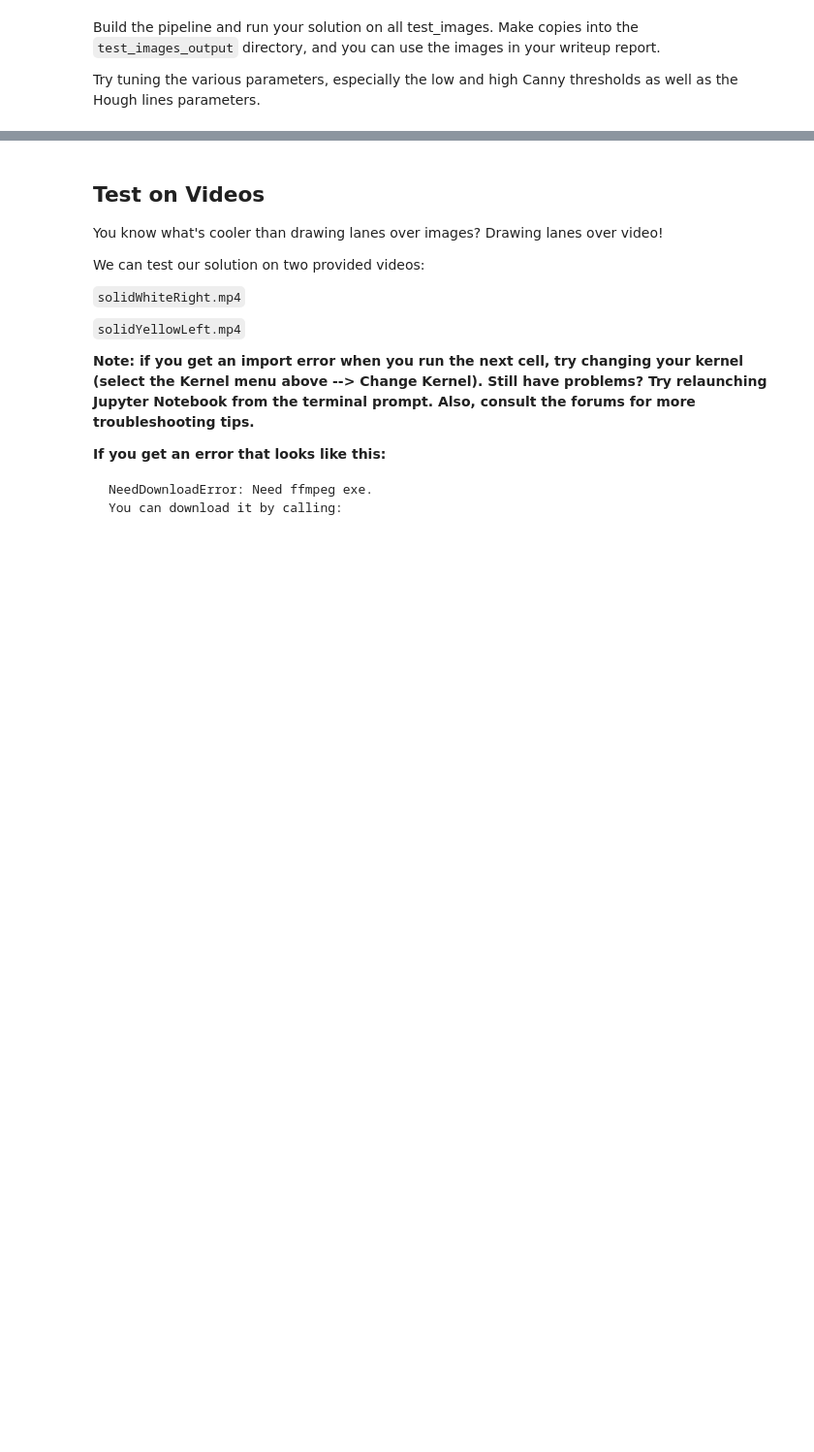
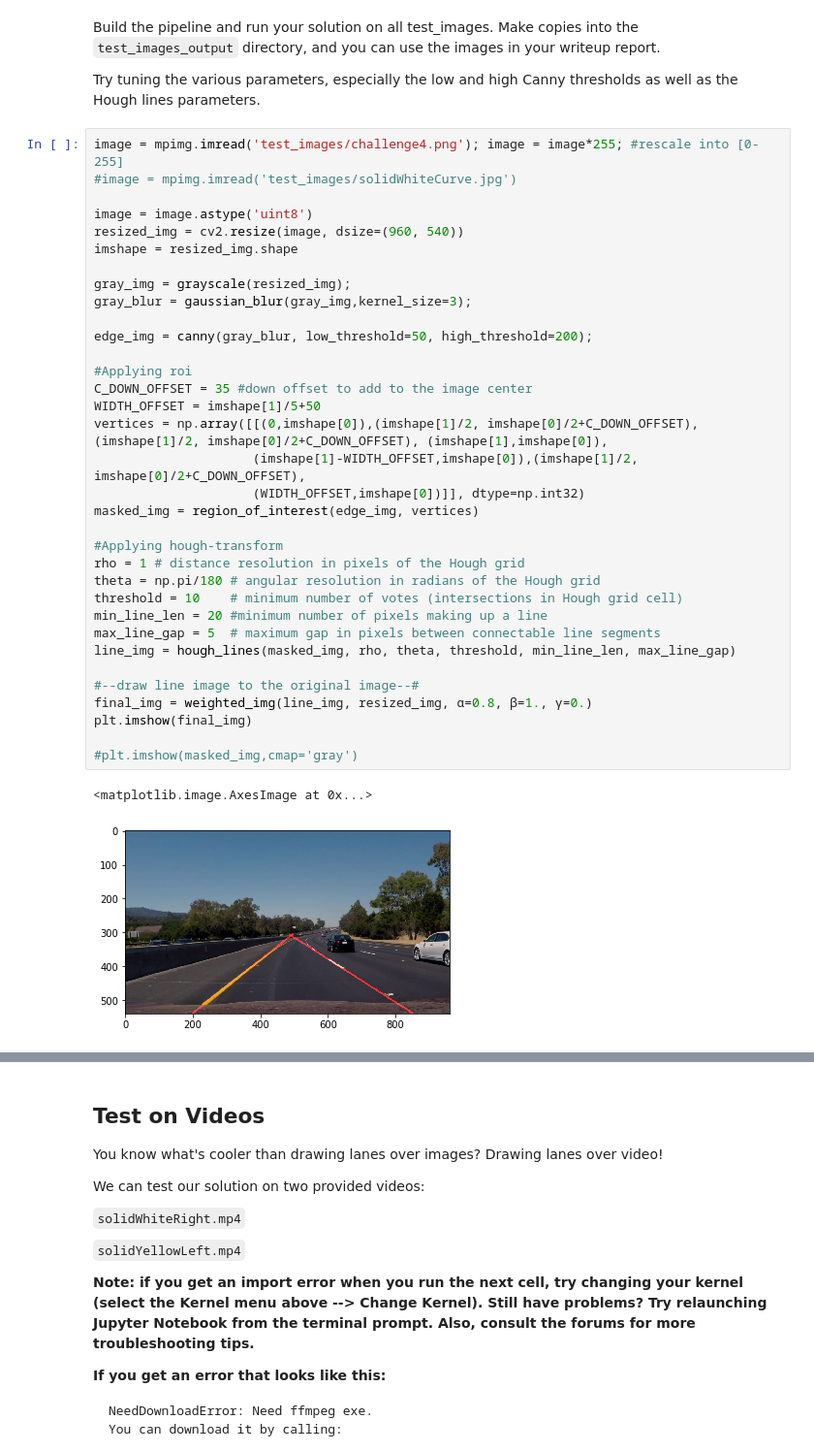
Before and after one commit to garikana/Autonomous_Vehicle_Lane_Marking, a Jupyter notebook: P1.ipynb, the cells around one changed output, grey strips where cells are left out. Shown at 97% size. Saved outputs shown, nothing was run; the diff lists cells and outputs as text; blank space fills up the shorter version.

```diff
--- a/P1.ipynb
+++ b/P1.ipynb
@@ -224,3 +259,40 @@ os.listdir("test_images/")
 Build the pipeline and run your solution on all test_images. Make copies into the `test_images_output` directory, and you can use the images in your writeup report.
 
 Try tuning the various parameters, especially the low and high Canny thresholds as well as the Hough lines parameters.
+# %%
+image = mpimg.imread('test_images/challenge4.png'); image = image*255; #rescale into [0-255]
+#image = mpimg.imread('test_images/solidWhiteCurve.jpg')
+
+image = image.astype('uint8')
+resized_img = cv2.resize(image, dsize=(960, 540))
+imshape = resized_img.shape
+
+gray_img = grayscale(resized_img);
+gray_blur = gaussian_blur(gray_img,kernel_size=3);
+
+edge_img = canny(gray_blur, low_threshold=50, high_threshold=200);
+
+#Applying roi
+C_DOWN_OFFSET = 35 #down offset to add to the image center
+WIDTH_OFFSET = imshape[1]/5+50
+vertices = np.array([[(0,imshape[0]),(imshape[1]/2, imshape[0]/2+C_DOWN_OFFSET), (imshape[1]/2, imshape[0]/2+C_DOWN_OFFSET), (imshape[1],imshape[0]),
+                     (imshape[1]-WIDTH_OFFSET,imshape[0]),(imshape[1]/2, imshape[0]/2+C_DOWN_OFFSET),
+                     (WIDTH_OFFSET,imshape[0])]], dtype=np.int32)
+masked_img = region_of_interest(edge_img, vertices)
+
+#Applying hough-transform
+rho = 1 # distance resolution in pixels of the Hough grid
+theta = np.pi/180 # angular resolution in radians of the Hough grid
+threshold = 10    # minimum number of votes (intersections in Hough grid cell)
+min_line_len = 20 #minimum number of pixels making up a line
+max_line_gap = 5  # maximum gap in pixels between connectable line segments
+line_img = hough_lines(masked_img, rho, theta, threshold, min_line_len, max_line_gap)
+
+#--draw line image to the original image--#
+final_img = weighted_img(line_img, resized_img, α=0.8, β=1., γ=0.)
+plt.imshow(final_img)
+
+#plt.imshow(masked_img,cmap='gray')
+# %% [output]
+<matplotlib.image.AxesImage at 0x...>
+[figure, added]
```
Also changed, not shown: parts of 10 cells of this notebook, 3 other files.
